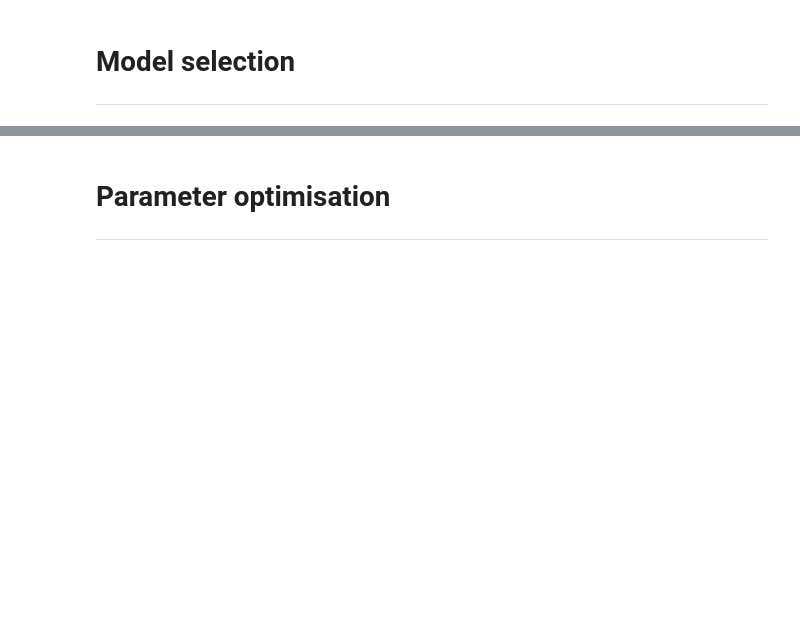
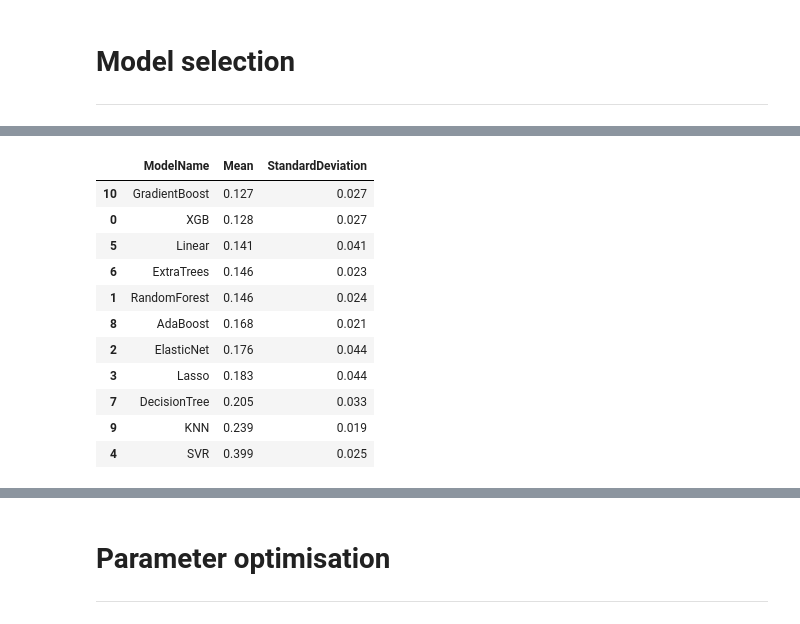
Before and after one commit to yohannjs/AML-2019, a Jupyter notebook: Challenges/House_Pricing/master_house_pricing_challenge.ipynb, the cells around one changed output, grey strips where cells are left out. Drawn from its saved outputs; the diff is of its cells as text; code cells hidden in the pictures; blank space fills up the shorter version.

```diff
--- a/Challenges/House_Pricing/master_house_pricing_challenge.ipynb
+++ b/Challenges/House_Pricing/master_house_pricing_challenge.ipynb
@@ -512,0 +597,16 @@ Nr. of cols removed = 43
+# %%
+model_results.sort_values(["Mean", "StandardDeviation"], inplace=True, ascending=[True, True])
+model_results
+# %% [output]
+|  | ModelName | Mean | StandardDeviation |
+| 10 | GradientBoost | 0.127 | 0.027 |
+| 0 | XGB | 0.128 | 0.027 |
+| 5 | Linear | 0.141 | 0.041 |
+| 6 | ExtraTrees | 0.146 | 0.023 |
+| 1 | RandomForest | 0.146 | 0.024 |
+| 8 | AdaBoost | 0.168 | 0.021 |
+| 2 | ElasticNet | 0.176 | 0.044 |
+| 3 | Lasso | 0.183 | 0.044 |
+| 7 | DecisionTree | 0.205 | 0.033 |
+| 9 | KNN | 0.239 | 0.019 |
+| 4 | SVR | 0.399 | 0.025 |
```
Also changed, not shown: parts of 14 cells of this notebook.
